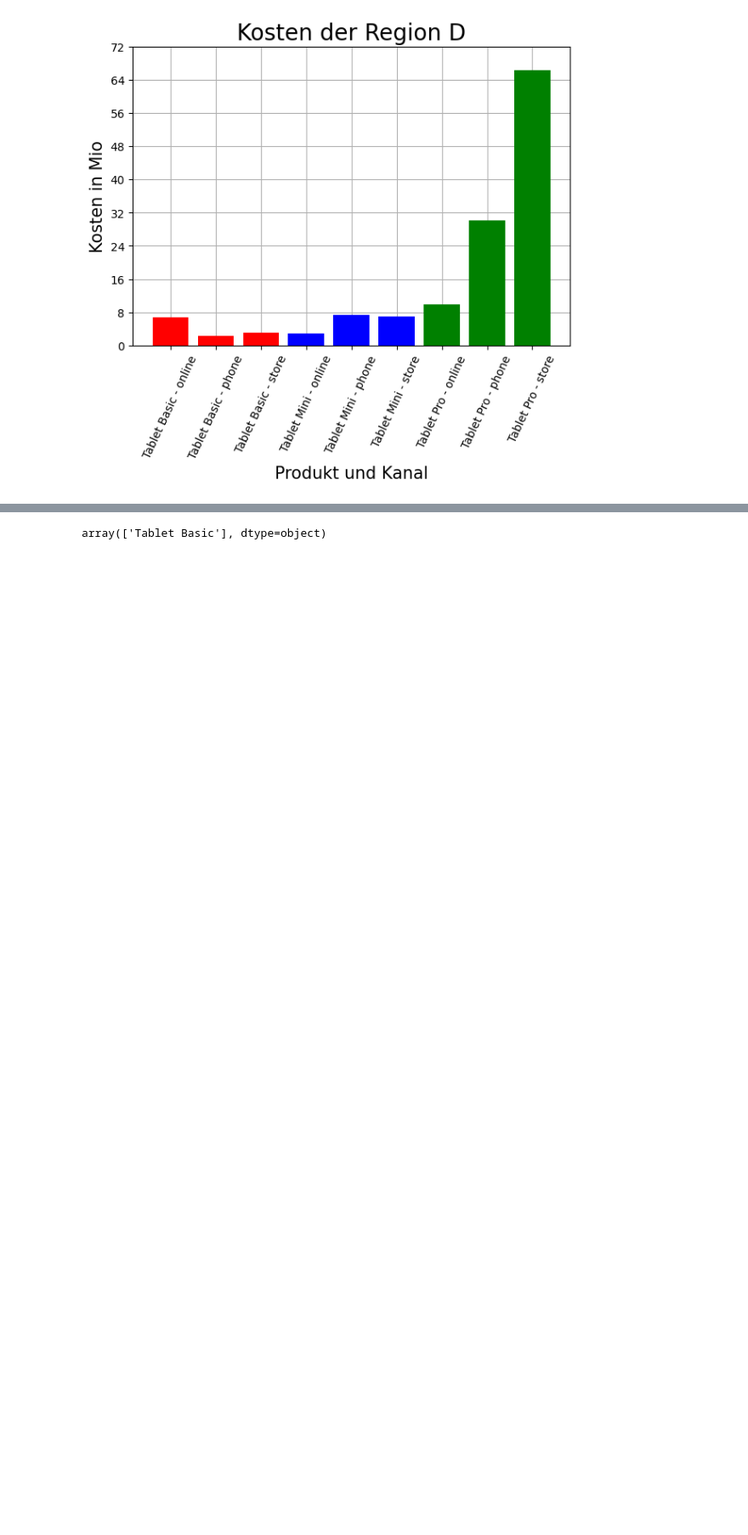
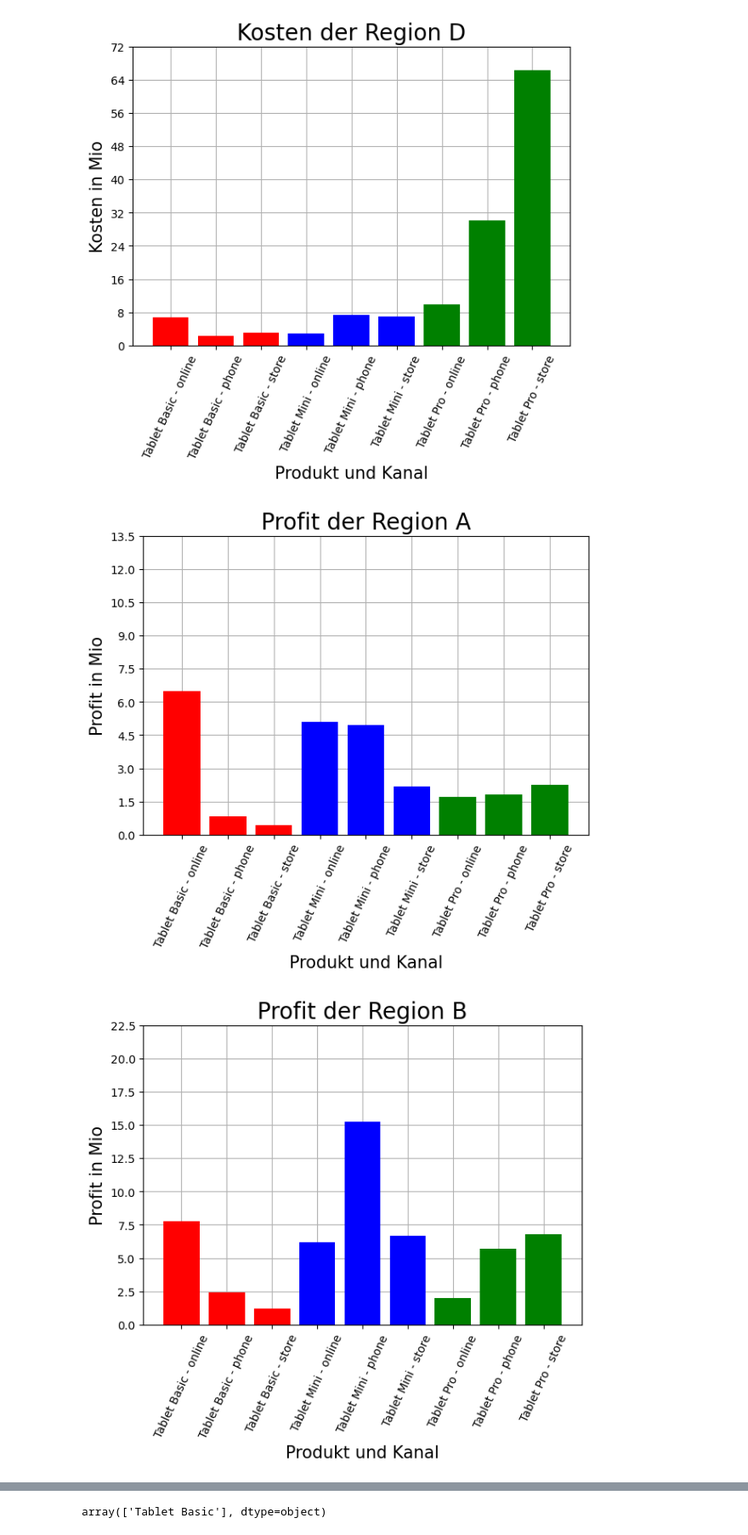
Before and after one commit to AliBenBali/TabletGmbHProjekt, a Jupyter notebook: daniel.ipynb, the cells around one changed output, grey strips where cells are left out. Shown at 85% size. Saved outputs shown, nothing was run; the diff lists cells and outputs as text; code cells hidden in the pictures; blank space fills up the shorter version.

Commit message:
add more graphs

```diff
--- a/daniel.ipynb
+++ b/daniel.ipynb
@@ -1399,3 +1399,7 @@ cost_per_region_product_channel
 | 33 | D | Tablet Pro | online | 9.84 |
 | 34 | D | Tablet Pro | phone | 30.08 |
 | 35 | D | Tablet Pro | store | 66.24 |
+# %%
+profit_per_region_product_channel = df_sales.groupby(['region', 'product', 'channel'])['profit_total'].sum()/1_000_000
+profit_per_region_product_channel = profit_per_region_product_channel.reset_index()
+profit_per_region_product_channel
@@ -1452,3 +1474,54 @@ for region_cost in region_costs:
 [figure]
 [figure]
 [figure]
+# %%
+region_costs = profit_per_region_product_channel['region'].unique()
+
+# Iteration über die einzelnen Regionen
+for region_cost in region_costs:
+    # Filtern der Daten für die aktuelle Region
+    region_data = profit_per_region_product_channel[profit_per_region_product_channel['region'] == region_cost]
+
+    # Diagramm erstellen
+    fig, ax = plt.subplots()
+
+    # Erstellen der x-Achsenbeschriftungen für das Säulendiagramm
+    products = region_data['product']
+    channels = region_data['channel']
+    labels = [f'{product} - {channel}' for product, channel in zip(products, channels)]
+
+    # Extrahieren der Gewinne
+    profits = region_data['profit_total']
+
+    # Festlegen der Farben für Basic, Mini und Pro
+    colors = ['r' if product == 'Tablet Basic' else 'b' if product == 'Tablet Mini' else 'g' for product in products]
+
+    # Erstellen des Säulendiagramms mit den entsprechenden Farben
+    plt.bar(labels, profits, color=colors)
+
+    # Achsentitel und Diagrammtitel
+
+    plt.xlabel('Produkt und Kanal', size = 15)
+    plt.ylabel('Profit in Mio', size = 15)
+    plt.title(f'Profit der Region {region_cost}', size = 20)
+
+
+    # Anpassung des Layouts und Anzeigen des Diagramms
+    plt.tight_layout()
+
+    # Gitterlinien aktivieren
+    plt.grid(True)
+
+    # Gitter in den Hintergrund legen
+    ax.set_axisbelow(True)
+
+    # Anpassung x-Achse und y-Achse
+    import math
+    max = math.ceil(profits.max() / 10.0) * 10 + 5
+    ticks = max / 10
+    plt.xticks(rotation = 65)
+    plt.yticks(np.arange(0, max, ticks))
+    plt.show()
+# %% [output]
+[figure, added]
+[figure, added]
```
Also changed, not shown: parts of 2 cells of this notebook.
